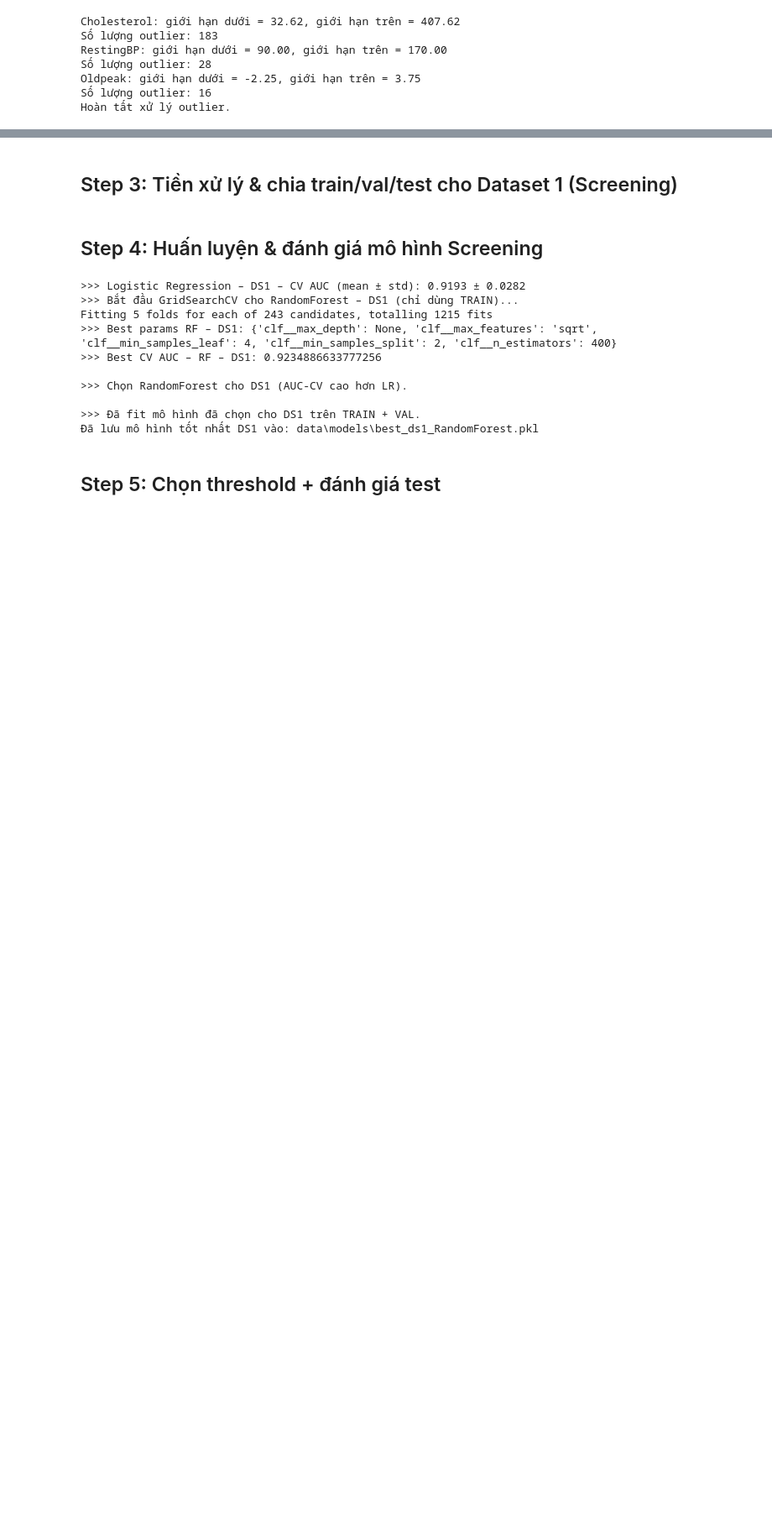
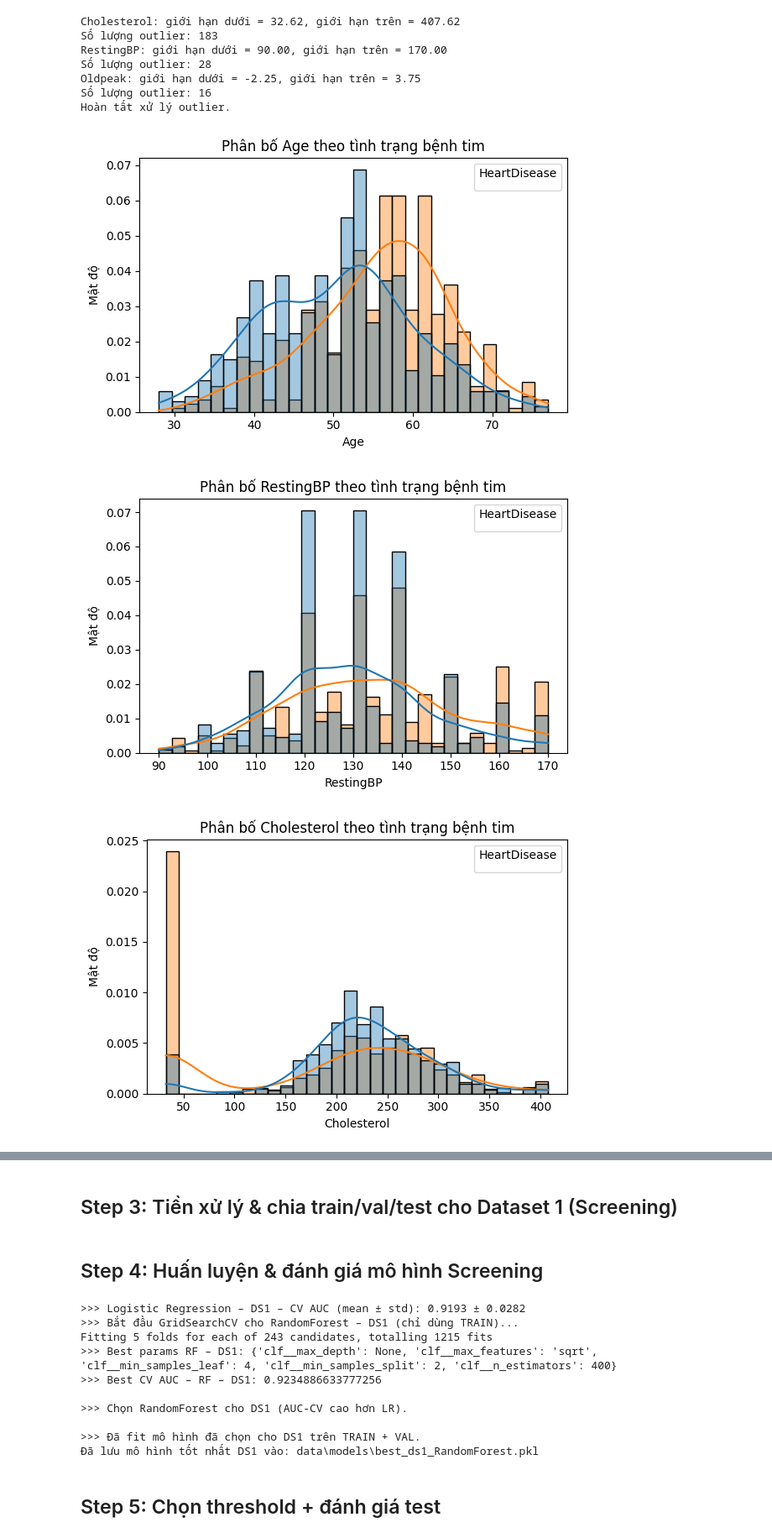
Before and after one commit to NguyenBuiHongTien/CVD_ML, a Jupyter notebook: CDV_New.ipynb, the cells around one changed output, grey strips where cells are left out. Shown at 84% size. Cells and saved outputs as stored; diff of their text form; code cells hidden in the pictures; blank space fills up the shorter version.

```diff
--- a/CDV_New.ipynb
+++ b/CDV_New.ipynb
@@ -184,3 +184,82 @@ Số lượng outlier: 28
 Oldpeak: giới hạn dưới = -2.25, giới hạn trên = 3.75
 Số lượng outlier: 16
 Hoàn tất xử lý outlier.
+# %%
+# Tạo cột nhãn dạng chữ cho trực quan
+df1['HeartDisease_label'] = df1['HeartDisease'].map({
+    0: '0 - Không bệnh',
+    1: '1 - Bệnh tim'
+})
+
+import matplotlib.pyplot as plt
+import seaborn as sns
+
+numeric_cols = ['Age', 'RestingBP', 'Cholesterol', 'MaxHR', 'Oldpeak']
+
+for col in numeric_cols:
+    plt.figure(figsize=(6, 4))
+    sns.histplot(
+        data=df1,
+        x=col,
+        hue='HeartDisease_label',     # phân màu theo nhãn
+        kde=True,
+        bins=30,
+        stat='density',
+        common_norm=False,            # để mỗi nhóm tự chuẩn hóa, so sánh hình dạng phân bố
+        alpha=0.4
+    )
+    plt.title(f'Phân bố {col} theo tình trạng bệnh tim')
+    plt.xlabel(col)
+    plt.ylabel('Mật độ')
+    plt.legend(title='HeartDisease')
+    plt.tight_layout()
+    plt.show()
+
+for col in numeric_cols:
+    plt.figure(figsize=(5, 4))
+    sns.boxplot(
+        data=df1,
+        x='HeartDisease_label',
+        y=col
+    )
+    plt.title(f'Boxplot {col} theo tình trạng bệnh tim')
+    plt.xlabel('Tình trạng bệnh tim')
+    plt.ylabel(col)
+    plt.tight_layout()
+    plt.show()
+
+
+categorical_cols = [
+    'Sex',
+    'ChestPainType',
+    'FastingBS',
+    'RestingECG',
+    'ExerciseAngina',
+    'ST_Slope'
+]
+
+for col in categorical_cols:
+    plt.figure(figsize=(6, 4))
+    sns.countplot(
+        data=df1,
+        x=col,
+        hue='HeartDisease_label'
+    )
+    plt.title(f'Phân bố {col} theo tình trạng bệnh tim')
+    plt.xlabel(col)
+    plt.ylabel('Số bệnh nhân')
+    plt.xticks(rotation=30)
+    plt.legend(title='Tình trạng bệnh tim')
+    plt.tight_layout()
+    plt.show()
+
+
+for col in categorical_cols:
+    print(f'\nTỉ lệ HeartDisease theo {col}:')
+    ct = pd.crosstab(df1[col], df1['HeartDisease'], normalize='index').round(2)
+    ct.columns = ['P(không bệnh)', 'P(bệnh tim)']
+    print(ct)
+# %% [output]
+[figure, added]
+[figure, added]
+[figure, added]
```
Also changed, not shown: parts of 15 cells of this notebook, 2 other files.
